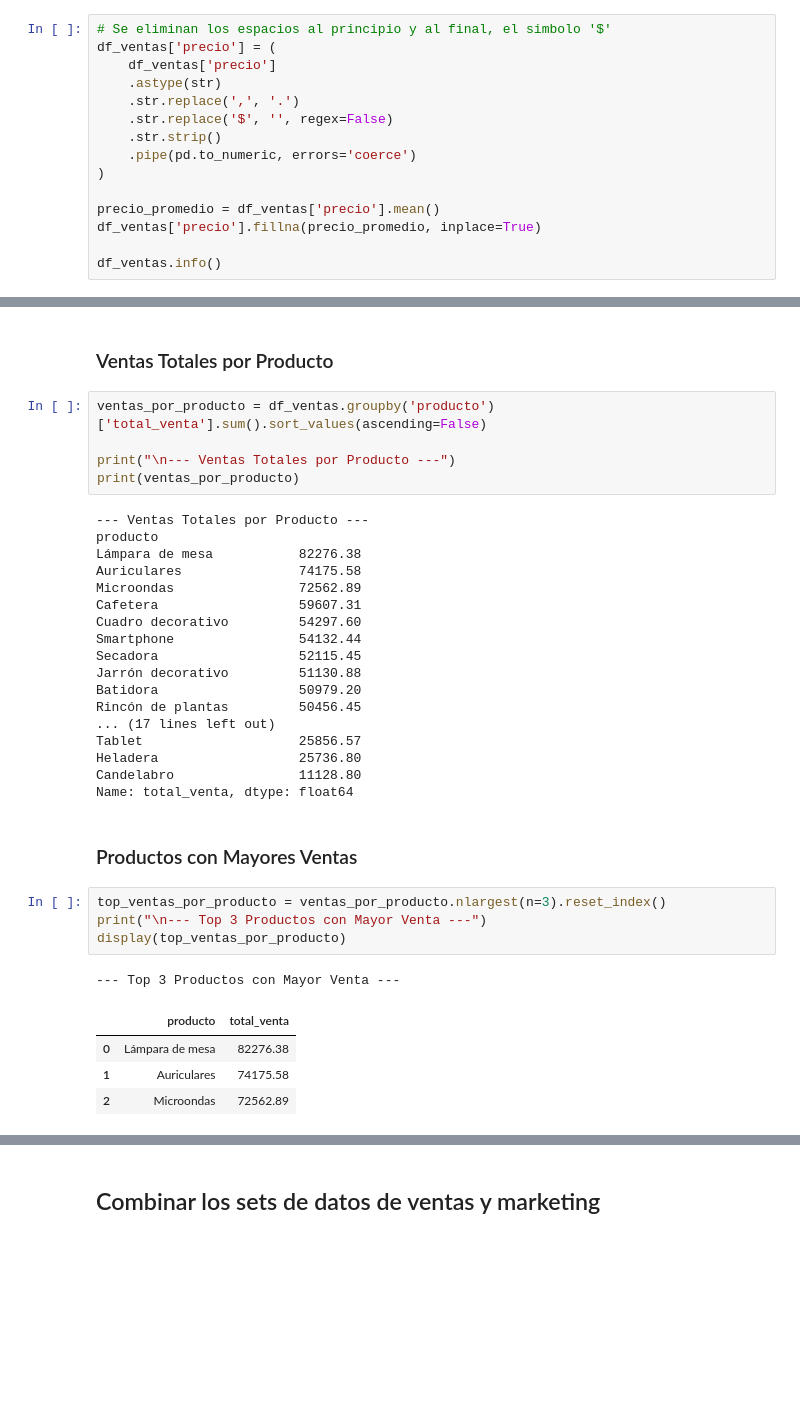
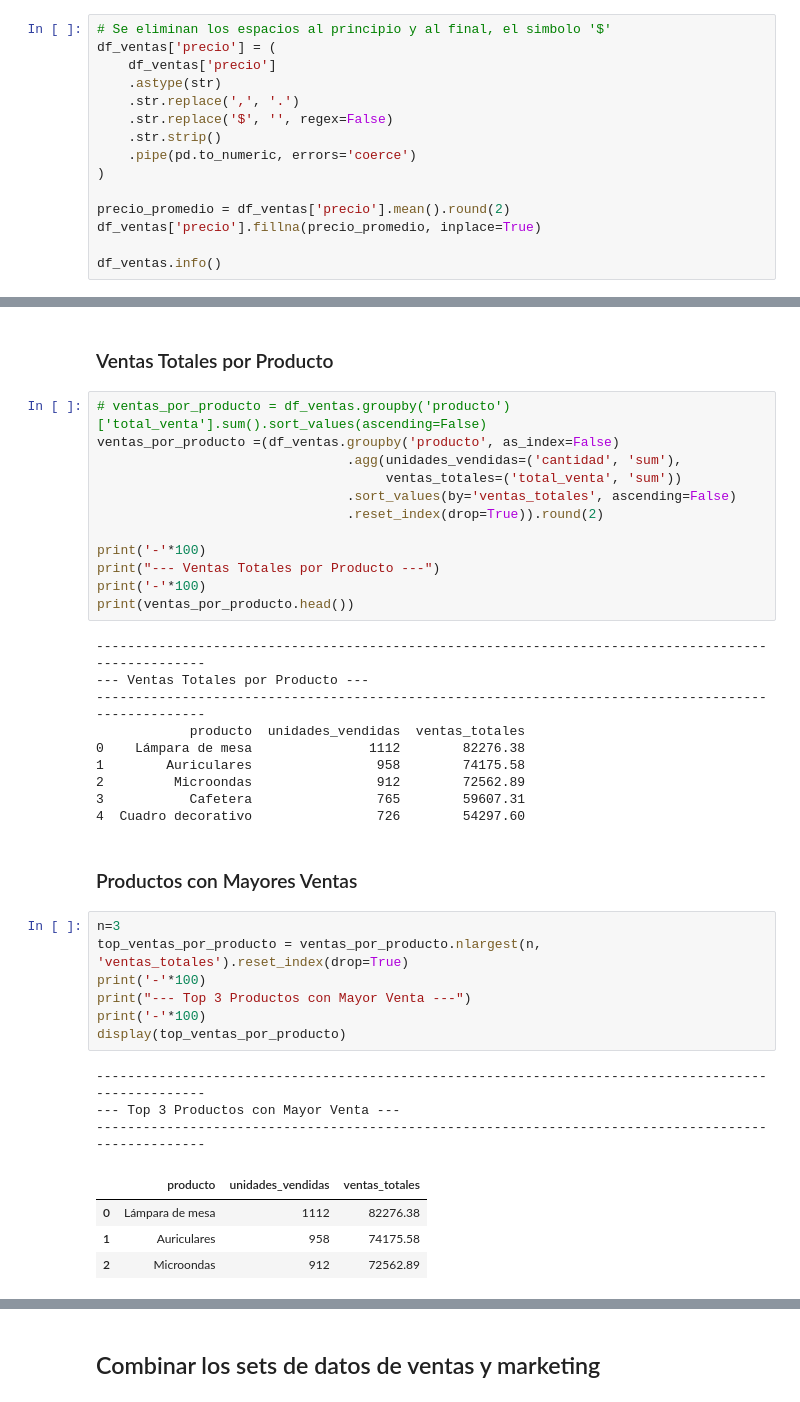
Before and after one commit to Domegal13/DATA-ANALITICS-PYTHON-TALENTO-TECH-C25261, a Jupyter notebook: Gallo_Domenico_Comision_C25261_PFI_Data_Analitics_con_Python_Pre_Entrega.ipynb, the cells around one changed output, grey strips where cells are left out. Saved outputs shown, nothing was run; the diff lists cells and outputs as text; blank space fills up the shorter version.

```diff
--- a/Gallo_Domenico_Comision_C25261_PFI_Data_Analitics_con_Python_Pre_Entrega.ipynb
+++ b/Gallo_Domenico_Comision_C25261_PFI_Data_Analitics_con_Python_Pre_Entrega.ipynb
@@ -166,7 +166,7 @@ df_ventas['precio'] = (
     .pipe(pd.to_numeric, errors='coerce')
 )
 
-precio_promedio = df_ventas['precio'].mean()
+precio_promedio = df_ventas['precio'].mean().round(2)
 df_ventas['precio'].fillna(precio_promedio, inplace=True)
 
 df_ventas.info()
@@ -347,40 +347,44 @@ display(top_ventas_por_mes)
 # %% [markdown]
 ### Ventas Totales por Producto
 # %%
-ventas_por_producto = df_ventas.groupby('producto')['total_venta'].sum().sort_values(ascending=False)
+# ventas_por_producto = df_ventas.groupby('producto')['total_venta'].sum().sort_values(ascending=False)
+ventas_por_producto =(df_ventas.groupby('producto', as_index=False)
+                                .agg(unidades_vendidas=('cantidad', 'sum'),
+                                     ventas_totales=('total_venta', 'sum'))
+                                .sort_values(by='ventas_totales', ascending=False)
+                                .reset_index(drop=True)).round(2)
 
-print("\n--- Ventas Totales por Producto ---")
-print(ventas_por_producto)
+print('-'*100)
+print("--- Ventas Totales por Producto ---")
+print('-'*100)
+print(ventas_por_producto.head())
 # %% [output]
+----------------------------------------------------------------------------------------------------
 --- Ventas Totales por Producto ---
-producto
-Lámpara de mesa           82276.38
-Auriculares               74175.58
-Microondas                72562.89
-Cafetera                  59607.31
-Cuadro decorativo         54297.60
-Smartphone                54132.44
-Secadora                  52115.45
-Jarrón decorativo         51130.88
-Batidora                  50979.20
-Rincón de plantas         50456.45
-... (17 lines left out)
-Tablet                    25856.57
-Heladera                  25736.80
-Candelabro                11128.80
-Name: total_venta, dtype: float64
+----------------------------------------------------------------------------------------------------
+            producto  unidades_vendidas  ventas_totales
+0    Lámpara de mesa               1112        82276.38
+1        Auriculares                958        74175.58
+2         Microondas                912        72562.89
+3           Cafetera                765        59607.31
+4  Cuadro decorativo                726        54297.60
 # %% [markdown]
 ### Productos con Mayores Ventas
 # %%
-top_ventas_por_producto = ventas_por_producto.nlargest(n=3).reset_index()
-print("\n--- Top 3 Productos con Mayor Venta ---")
+n=3
+top_ventas_por_producto = ventas_por_producto.nlargest(n, 'ventas_totales').reset_index(drop=True)
+print('-'*100)
+print("--- Top 3 Productos con Mayor Venta ---")
+print('-'*100)
 display(top_ventas_por_producto)
 # %% [output]
+----------------------------------------------------------------------------------------------------
 --- Top 3 Productos con Mayor Venta ---
+----------------------------------------------------------------------------------------------------
-|  | producto | total_venta |
-| 0 | Lámpara de mesa | 82276.38 |
-| 1 | Auriculares | 74175.58 |
-| 2 | Microondas | 72562.89 |
+|  | producto | unidades_vendidas | ventas_totales |
+| 0 | Lámpara de mesa | 1112 | 82276.38 |
+| 1 | Auriculares | 958 | 74175.58 |
+| 2 | Microondas | 912 | 72562.89 |
 # %%
 display(ventas_por_producto.describe())
 # %% [output]
```
Also changed, not shown: parts of 26 cells of this notebook.
